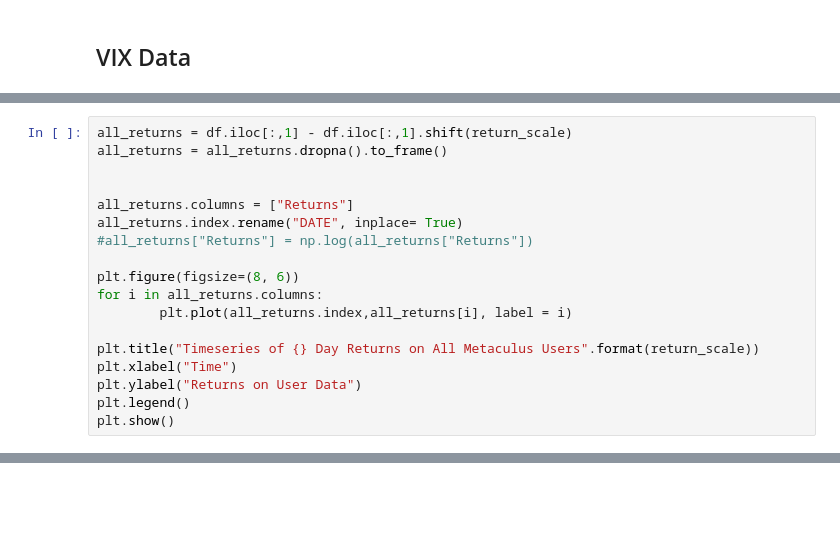
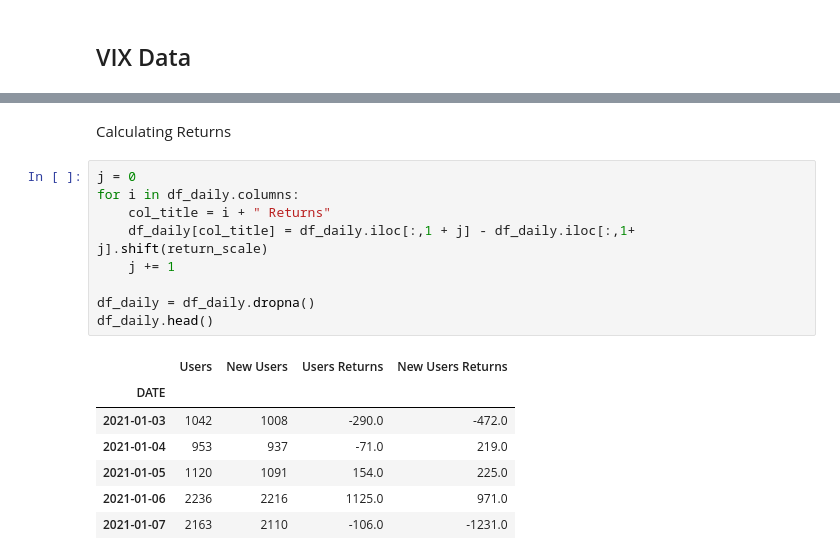
Before and after one commit to VJ-Varanasi/VIX-Metaculus, a Jupyter notebook: New_user_analysis.ipynb, the cells around one changed output, grey strips where cells are left out. Saved outputs shown, nothing was run; the diff lists cells and outputs as text; blank space fills up the shorter version.

```diff
--- a/New_user_analysis.ipynb
+++ b/New_user_analysis.ipynb
@@ -74,18 +58,0 @@ print(all_daily.head(25))
-# %%
-all_returns = df.iloc[:,1] - df.iloc[:,1].shift(return_scale)
-all_returns = all_returns.dropna().to_frame()
-
-
-all_returns.columns = ["Returns"]
-all_returns.index.rename("DATE", inplace= True)
-#all_returns["Returns"] = np.log(all_returns["Returns"])
-
-plt.figure(figsize=(8, 6))
-for i in all_returns.columns:
-        plt.plot(all_returns.index,all_returns[i], label = i)
-
-plt.title("Timeseries of {} Day Returns on All Metaculus Users".format(return_scale))
-plt.xlabel("Time")
-plt.ylabel("Returns on User Data")
-plt.legend()
-plt.show()
@@ -91,0 +76,19 @@ plt.show()
+# %% [markdown]
+Calculating Returns
+# %%
+j = 0
+for i in df_daily.columns:
+    col_title = i + " Returns"
+    df_daily[col_title] = df_daily.iloc[:,1 + j] - df_daily.iloc[:,1+ j].shift(return_scale)
+    j += 1
+
+df_daily = df_daily.dropna()
+df_daily.head()
+# %% [output]
+|  | Users | New Users | Users Returns | New Users Returns |
+| DATE |  |  |  |  |
+| 2021-01-03 | 1042 | 1008 | -290.0 | -472.0 |
+| 2021-01-04 | 953 | 937 | -71.0 | 219.0 |
+| 2021-01-05 | 1120 | 1091 | 154.0 | 225.0 |
+| 2021-01-06 | 2236 | 2216 | 1125.0 | 971.0 |
+| 2021-01-07 | 2163 | 2110 | -106.0 | -1231.0 |
```
Also changed, not shown: parts of 29 cells of this notebook, 2 other files.
